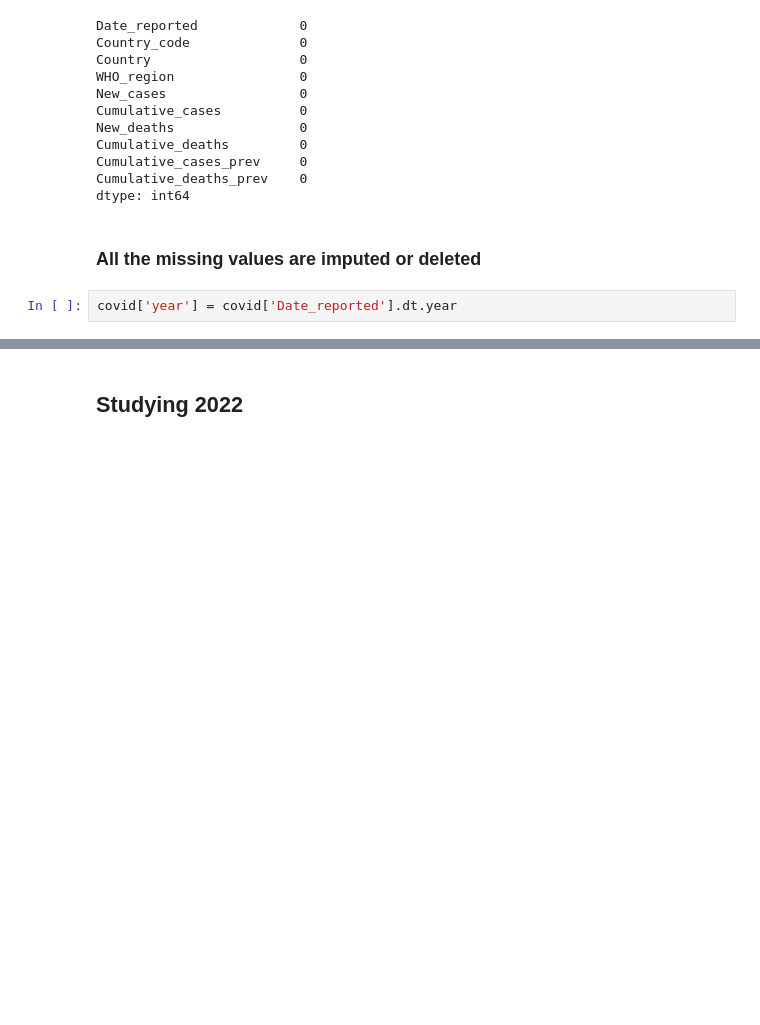
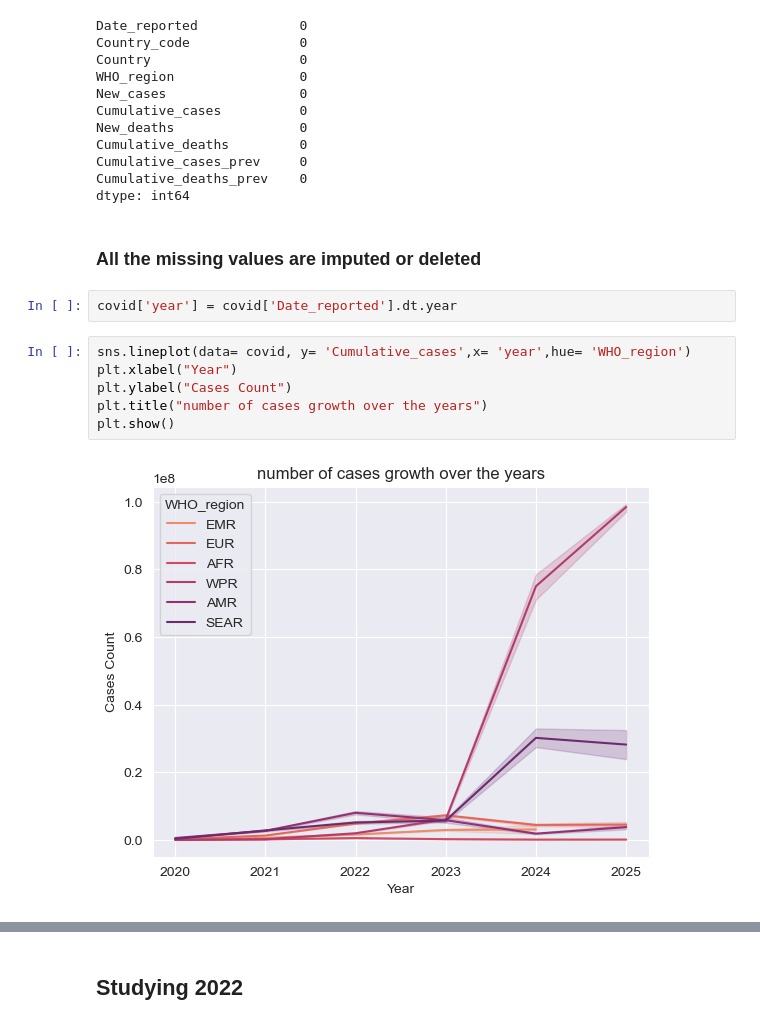
Before and after one commit to Ahmed-level0/COVID19, a Jupyter notebook: analysis.ipynb, the cells around one changed output, grey strips where cells are left out. Saved outputs shown, nothing was run; the diff lists cells and outputs as text; blank space fills up the shorter version.

```diff
--- a/analysis.ipynb
+++ b/analysis.ipynb
@@ -97,5 +98,13 @@ Cumulative_deaths_prev    0
 dtype: int64
 # %% [markdown]
 <h3>All the missing values are imputed or deleted</h3>
-# %%
-covid['year'] = covid['Date_reported'].dt.year
+# %%
+covid['year'] = covid['Date_reported'].dt.year
+# %%
+sns.lineplot(data= covid, y= 'Cumulative_cases',x= 'year',hue= 'WHO_region')
+plt.xlabel("Year")
+plt.ylabel("Cases Count")
+plt.title("number of cases growth over the years")
+plt.show()
+# %% [output]
+[figure, added]
```
Also changed, not shown: parts of 26 cells of this notebook.
